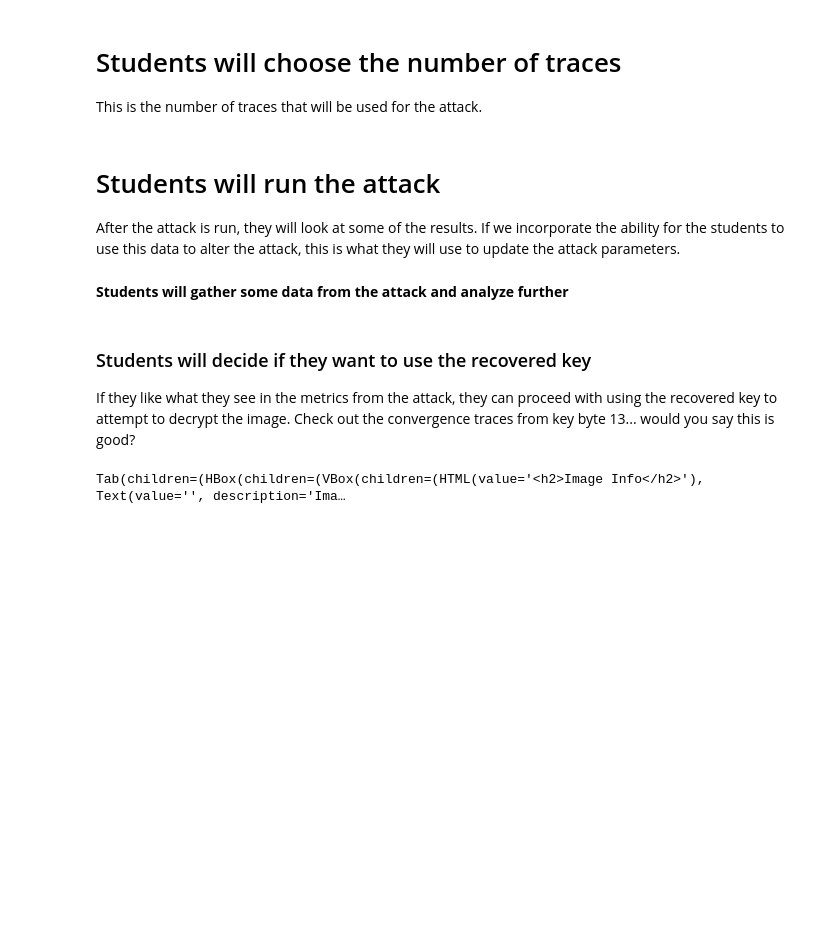
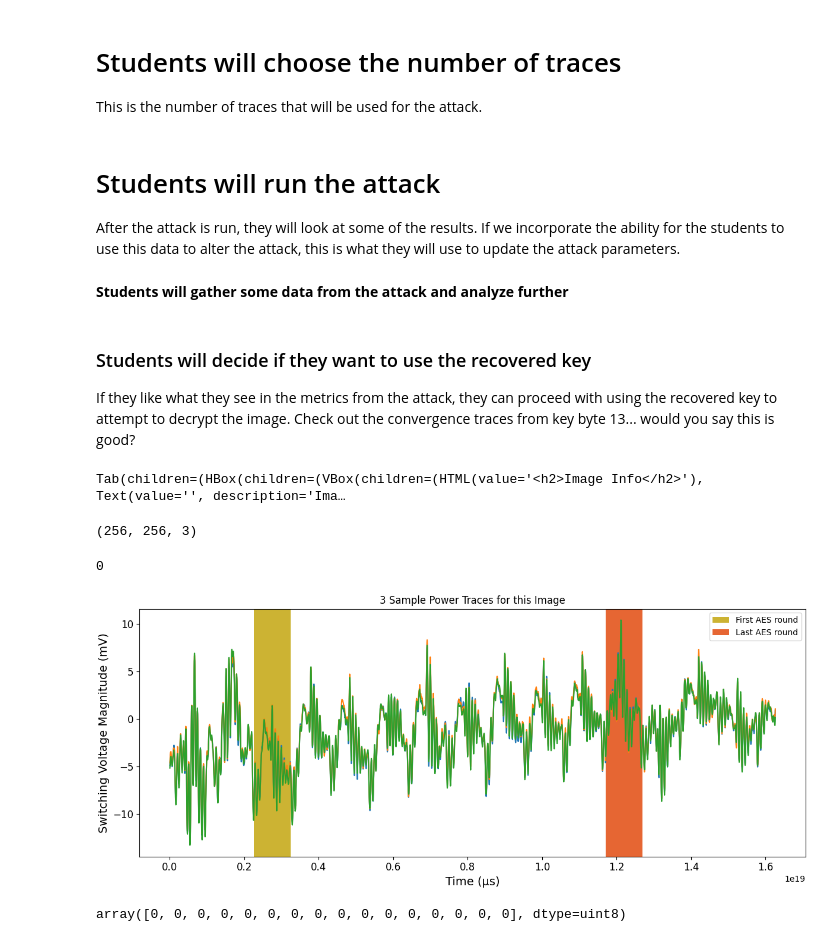
Before and after one commit to mjhershfield/sca_simulator, a Jupyter notebook: SCA_challenge_frontend.ipynb, the cells around one changed output. Saved outputs shown, nothing was run; the diff lists cells and outputs as text; code cells hidden in the pictures; blank space fills up the shorter version.

```diff
--- a/SCA_challenge_frontend.ipynb
+++ b/SCA_challenge_frontend.ipynb
@@ -83,7 +198,7 @@ def load_encrypted_image(encrypted_image_file, DEBUG=False):
     # Read metadata to recover the key
     # TODO: catch if the metadata is not there
     key_idx = int(encrypted_img.info["key_index"])
-    key_strs = dpac.get_keys()
+    key_strs = dpac_get_keys()
     key = np.frombuffer(bytes.fromhex(key_strs[key_idx]), dtype=np.uint8)
 
     if DEBUG:
@@ -97,7 +212,7 @@ def load_encrypted_image(encrypted_image_file, DEBUG=False):
     return encrypted_img_array, key_idx
 
 def get_key(key_idx: int):
-    key_strs = dpac.get_keys()
+    key_strs = dpac_get_keys()
     key = np.frombuffer(bytes.fromhex(key_strs[key_idx]), dtype=np.uint8)
     return key
 # %%
@@ -105,7 +220,7 @@ def get_key(key_idx: int):
 trace_dir = Path("./dpac")
 
 def load_ths(key_idx: int):
-    key_strs = dpac.get_keys()
+    key_strs = dpac_get_keys()
     file_name = f"dpa_contest_{key_strs[key_idx]}.ets"
     ets_file = Path(trace_dir, file_name)   # appends the filename correctly
     ths = estraces.read_ths_from_ets_file(ets_file)
@@ -633,6 +633,7 @@ num_traces_to_plot_box = widgets.BoundedIntText(
     min=1,
     max=20,
     step=1,
+    value=3,
     description="Num Traces:"
 )
 
@@ -672,30 +673,34 @@ def ui_upload_encrypted_image(btn):
     ths = load_ths(key_idx)
     display(encrypted_image_array.shape)
     display(key_idx)
 
 upload_btn.on_click(ui_upload_encrypted_image)
 
 def ui_show_traces(btn):
     traces_plot.clear_output()
     with traces_plot:
         plot_traces(ths, num_traces_to_plot_box.value, DEBUG=False)
 
 show_traces_btn.on_click(ui_show_traces)
 
 def ui_run_sca(btn):
     display(run_sca(ths, num_traces_box.value, map_str_to_sel_fn(selection_fn_dropdown.value)))
     pass
 
 run_attack_btn.on_click(ui_run_sca)
 
 attacker_tabs = widgets.Tab(
     children=[select_image_tab, explore_traces_tab, attack_params_tab, attack_analysis_tab, decrypt_image_tab],
     titles=["Upload image", "Explore Traces", "Attack Setup", "Attack Analysis", "Decrypt Image"]
 )
 
 widgets.Tab(
     children=[protector_tabs, attacker_tabs],
     titles=["Protector", "Attacker"]
 )
 # %% [output]
 Tab(children=(HBox(children=(VBox(children=(HTML(value='<h2>Image Info</h2>'), Text(value='', description='Ima…
+(256, 256, 3)
+0
+[figure, added]
+array([0, 0, 0, 0, 0, 0, 0, 0, 0, 0, 0, 0, 0, 0, 0, 0], dtype=uint8)
```
Also changed, not shown: parts of 2 cells of this notebook, 3 other files.
